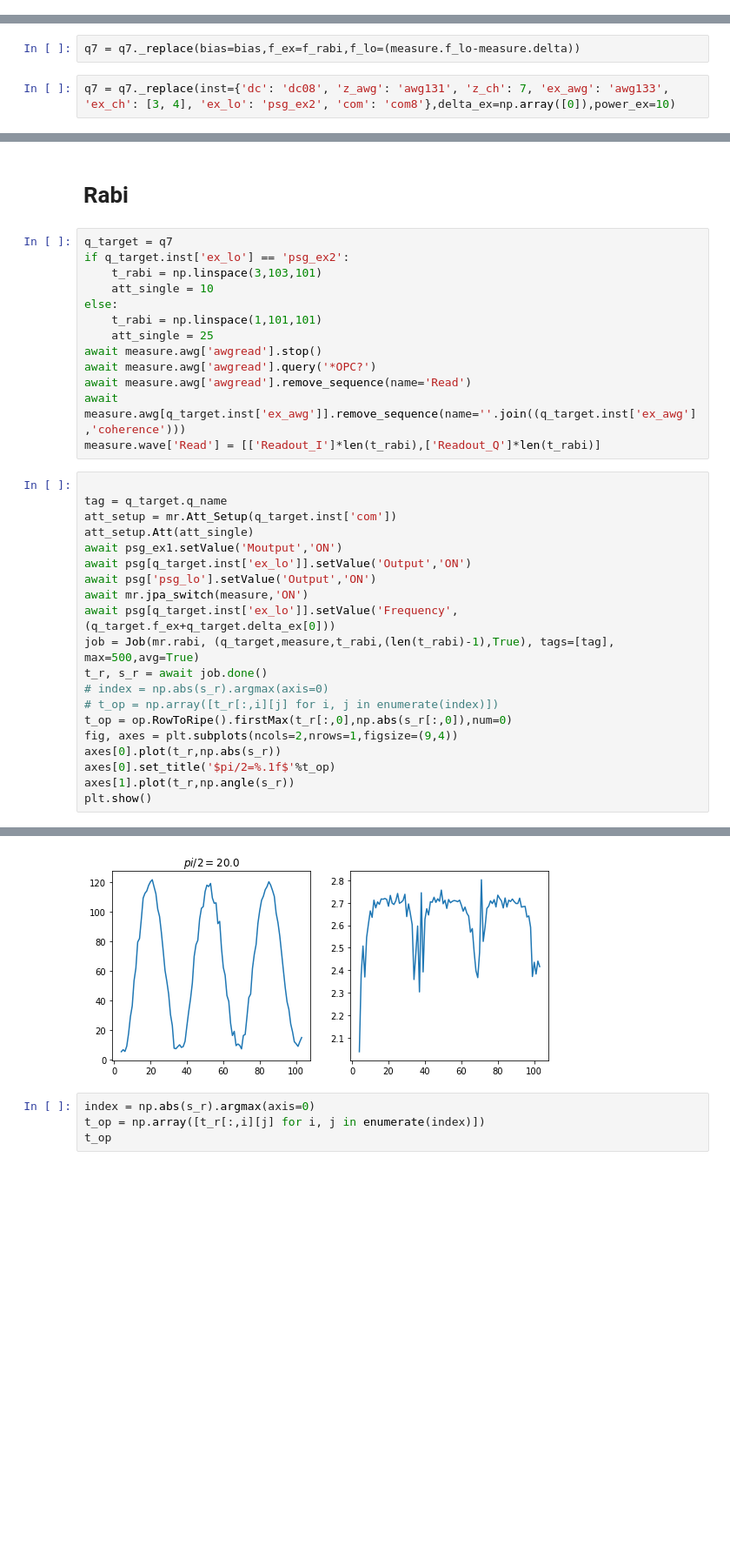
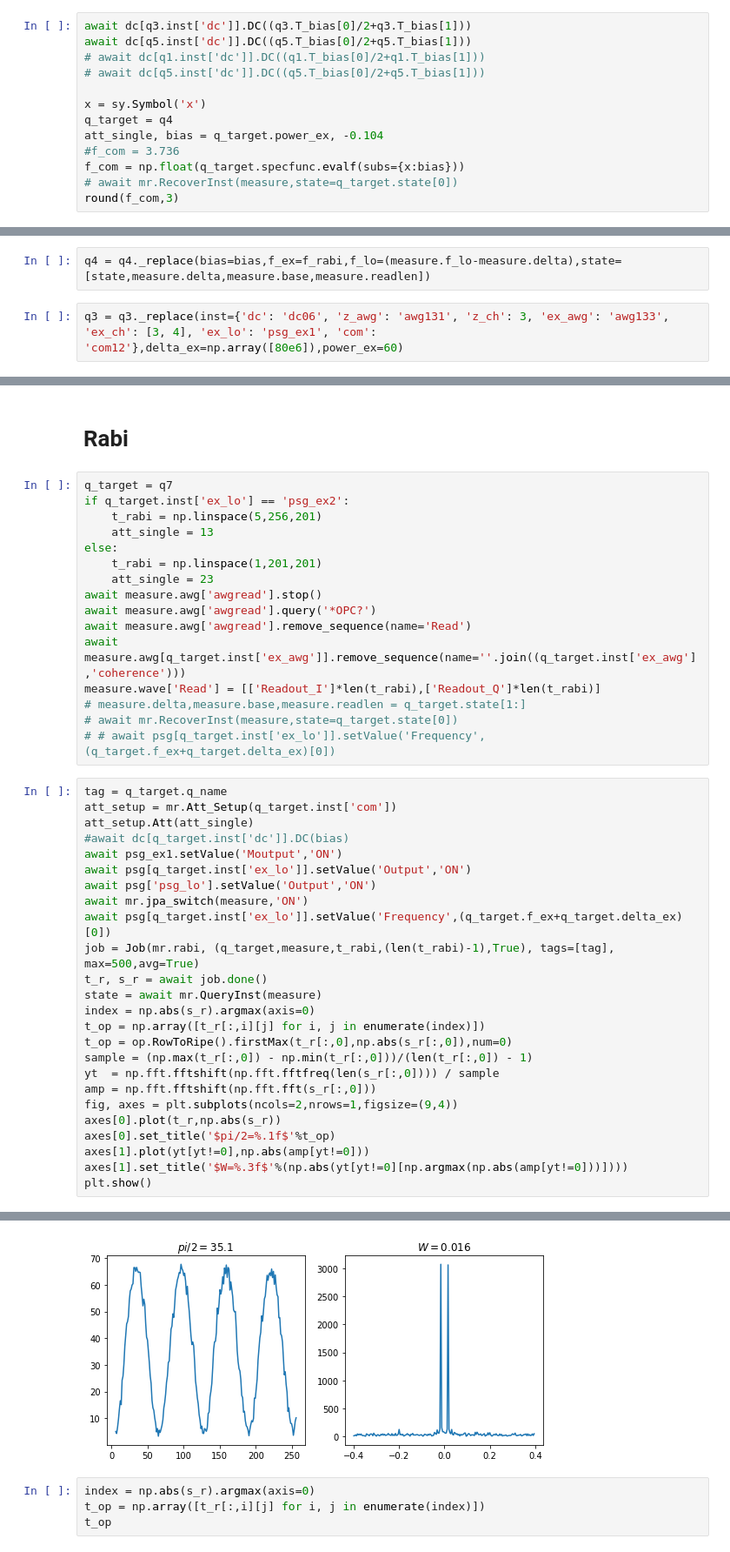
Before and after one commit to zhaoshoukuan/-ipynb, a Jupyter notebook: qw20.ipynb, the cells around one changed output, grey strips where cells are left out. Shown at 87% size. Drawn from its saved outputs; the diff is of its cells as text; blank space fills up the shorter version.

```diff
--- a/qw20.ipynb
+++ b/qw20.ipynb
@@ -324,0 +305,13 @@ round(f_com,3)
+# %%
+await dc[q3.inst['dc']].DC((q3.T_bias[0]/2+q3.T_bias[1]))
+await dc[q5.inst['dc']].DC((q5.T_bias[0]/2+q5.T_bias[1]))
+# await dc[q1.inst['dc']].DC((q1.T_bias[0]/2+q1.T_bias[1]))
+# await dc[q5.inst['dc']].DC((q5.T_bias[0]/2+q5.T_bias[1]))
+
+x = sy.Symbol('x')
+q_target = q4
+att_single, bias = q_target.power_ex, -0.104
+#f_com = 3.736
+f_com = np.float(q_target.specfunc.evalf(subs={x:bias}))
+# await mr.RecoverInst(measure,state=q_target.state[0])
+round(f_com,3)
@@ -349,4 +349,4 @@ ATT 25.0
 # %%
-q7 = q7._replace(bias=bias,f_ex=f_rabi,f_lo=(measure.f_lo-measure.delta))
+q4 = q4._replace(bias=bias,f_ex=f_rabi,f_lo=(measure.f_lo-measure.delta),state=[state,measure.delta,measure.base,measure.readlen])
 # %%
-q7 = q7._replace(inst={'dc': 'dc08', 'z_awg': 'awg131', 'z_ch': 7, 'ex_awg': 'awg133', 'ex_ch': [3, 4], 'ex_lo': 'psg_ex2', 'com': 'com8'},delta_ex=np.array([0]),power_ex=10)
+q3 = q3._replace(inst={'dc': 'dc06', 'z_awg': 'awg131', 'z_ch': 3, 'ex_awg': 'awg133', 'ex_ch': [3, 4], 'ex_lo': 'psg_ex1', 'com': 'com12'},delta_ex=np.array([80e6]),power_ex=60)
@@ -359,35 +409,43 @@ qubit(q_name='q1', inst={'dc': 'dc05', 'z_awg': 'awg131', 'z_ch': 1, 'ex_awg': '
 # %%
 q_target = q7
 if q_target.inst['ex_lo'] == 'psg_ex2':
-    t_rabi = np.linspace(3,103,101)
-    att_single = 10
+    t_rabi = np.linspace(5,256,201)
+    att_single = 13
 else:
-    t_rabi = np.linspace(1,101,101)
-    att_single = 25
+    t_rabi = np.linspace(1,201,201)
+    att_single = 23
 await measure.awg['awgread'].stop()
 await measure.awg['awgread'].query('*OPC?')
 await measure.awg['awgread'].remove_sequence(name='Read')
 await measure.awg[q_target.inst['ex_awg']].remove_sequence(name=''.join((q_target.inst['ex_awg'],'coherence')))
 measure.wave['Read'] = [['Readout_I']*len(t_rabi),['Readout_Q']*len(t_rabi)]
+# measure.delta,measure.base,measure.readlen = q_target.state[1:]
+# await mr.RecoverInst(measure,state=q_target.state[0])
+# # await psg[q_target.inst['ex_lo']].setValue('Frequency',(q_target.f_ex+q_target.delta_ex)[0])
 # %%
-
 tag = q_target.q_name
 att_setup = mr.Att_Setup(q_target.inst['com'])
 att_setup.Att(att_single)
+#await dc[q_target.inst['dc']].DC(bias)
 await psg_ex1.setValue('Moutput','ON')
 await psg[q_target.inst['ex_lo']].setValue('Output','ON')
 await psg['psg_lo'].setValue('Output','ON')
 await mr.jpa_switch(measure,'ON')
-await psg[q_target.inst['ex_lo']].setValue('Frequency',(q_target.f_ex+q_target.delta_ex[0]))
+await psg[q_target.inst['ex_lo']].setValue('Frequency',(q_target.f_ex+q_target.delta_ex)[0])
 job = Job(mr.rabi, (q_target,measure,t_rabi,(len(t_rabi)-1),True), tags=[tag], max=500,avg=True)
 t_r, s_r = await job.done()
-# index = np.abs(s_r).argmax(axis=0)
-# t_op = np.array([t_r[:,i][j] for i, j in enumerate(index)])
+state = await mr.QueryInst(measure)
+index = np.abs(s_r).argmax(axis=0)
+t_op = np.array([t_r[:,i][j] for i, j in enumerate(index)])
 t_op = op.RowToRipe().firstMax(t_r[:,0],np.abs(s_r[:,0]),num=0)
+sample = (np.max(t_r[:,0]) - np.min(t_r[:,0]))/(len(t_r[:,0]) - 1)
+yt  = np.fft.fftshift(np.fft.fftfreq(len(s_r[:,0]))) / sample
+amp = np.fft.fftshift(np.fft.fft(s_r[:,0]))
 fig, axes = plt.subplots(ncols=2,nrows=1,figsize=(9,4))
 axes[0].plot(t_r,np.abs(s_r))
 axes[0].set_title('$pi/2=%.1f$'%t_op)
-axes[1].plot(t_r,np.angle(s_r))
+axes[1].plot(yt[yt!=0],np.abs(amp[yt!=0]))
+axes[1].set_title('$W=%.3f$'%(np.abs(yt[yt!=0][np.argmax(np.abs(amp[yt!=0]))])))
 plt.show()
 # %% [output]
 com8 open...
@@ -396,5 +455,5 @@ ATT 20.0
 [interactive output not drawn]
-[figure, old version]
+[figure, new version]
 # %%
 index = np.abs(s_r).argmax(axis=0)
 t_op = np.array([t_r[:,i][j] for i, j in enumerate(index)])
```
Also changed, not shown: parts of 71 cells of this notebook, 3 other files.
